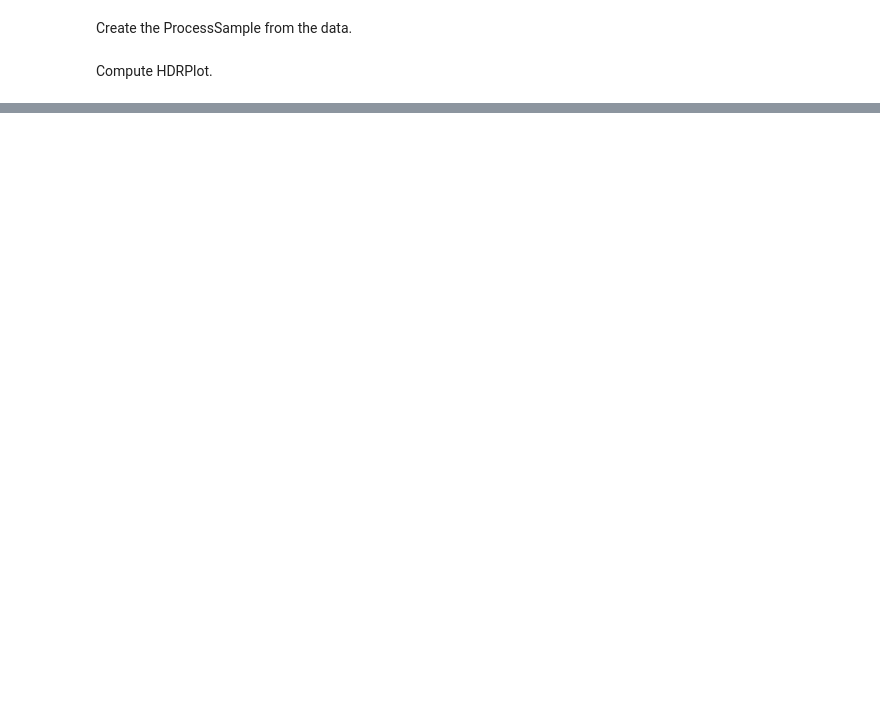
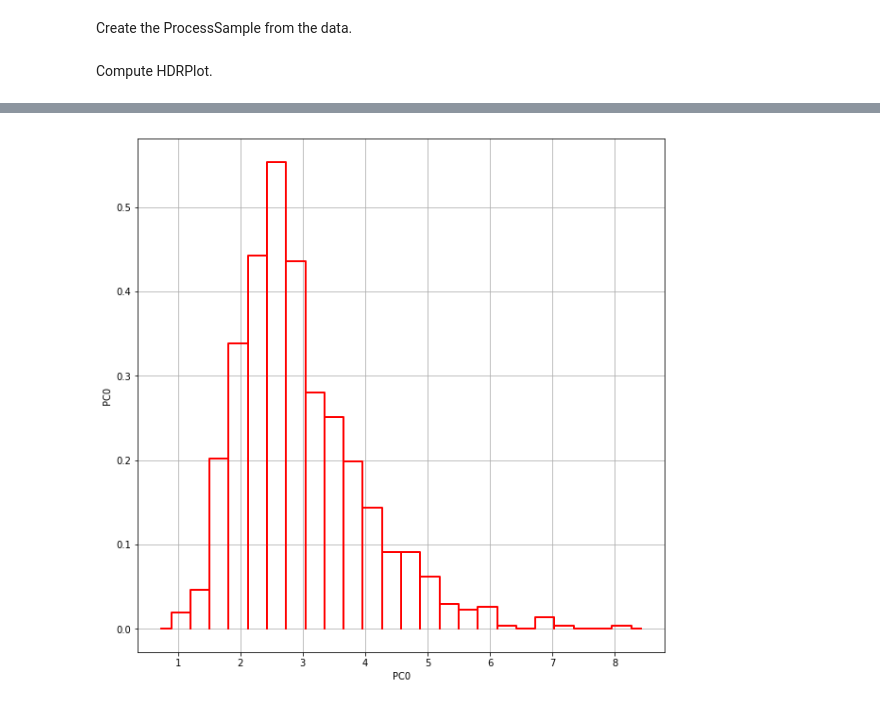
Before and after one commit to mbaudin47/othdrplot, a Jupyter notebook: doc/examples/ProcessHDRAlgorithm-chute.ipynb, the cells around one changed output, grey strips where cells are left out. Drawn from its saved outputs; the diff is of its cells as text; code cells hidden in the pictures; blank space fills up the shorter version.

```diff
--- a/doc/examples/ProcessHDRAlgorithm-chute.ipynb
+++ b/doc/examples/ProcessHDRAlgorithm-chute.ipynb
@@ -120,0 +122,4 @@ TypeError: InvalidArgumentException : Error: expected positive vertices weights,
+# %%
+_ = hdr.drawDimensionReduction()
+# %% [output]
+[figure, added]
```
Also changed, not shown: parts of 10 cells of this notebook, 8 other files.
